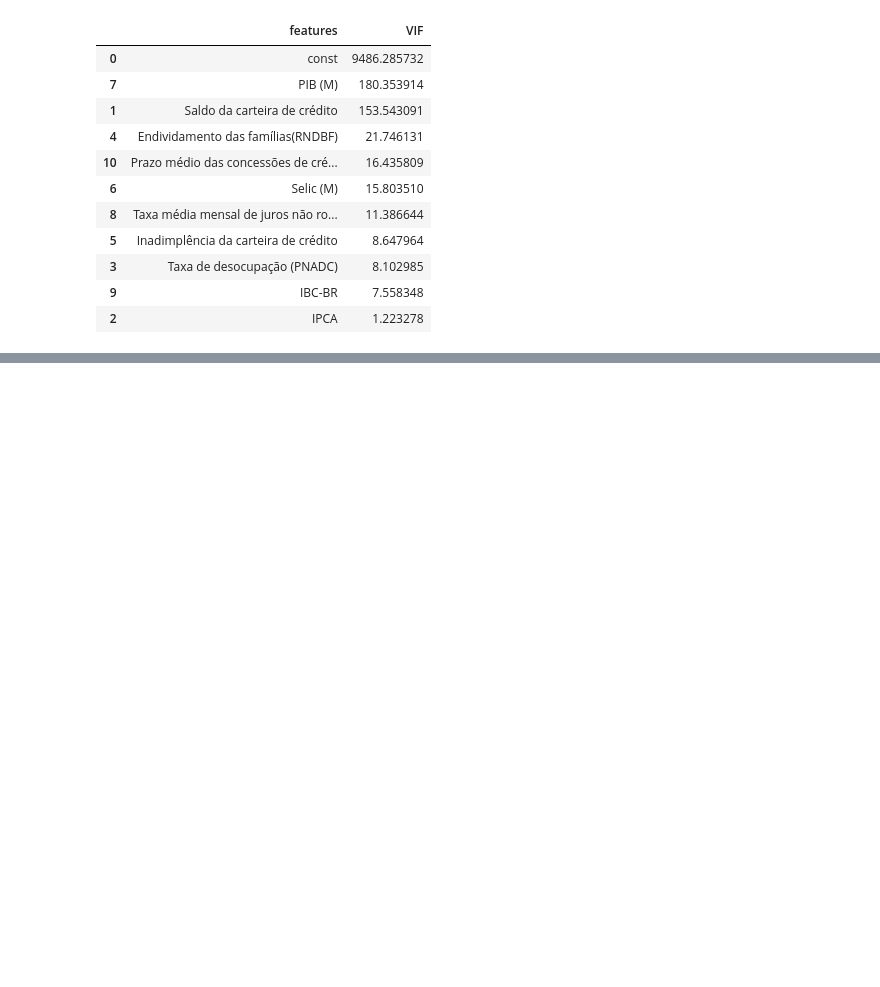
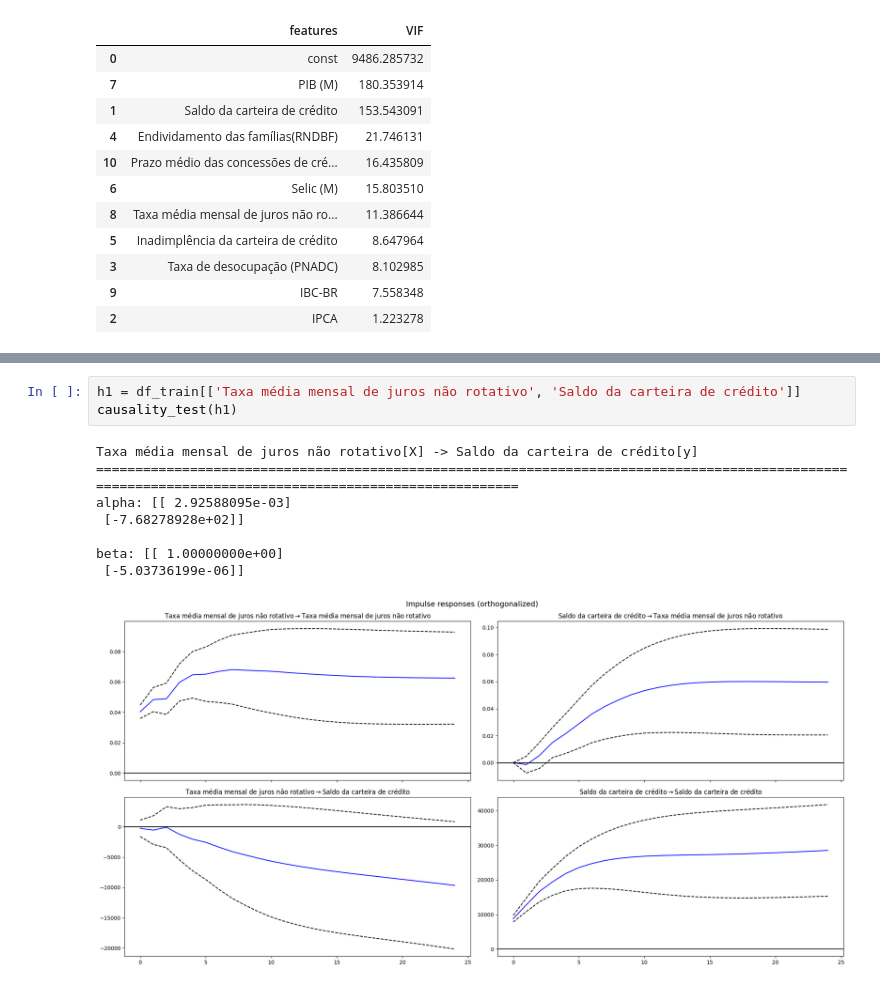
Before and after one commit to WesleySouza13/credit-portfolio-evolution, a Jupyter notebook: notebooks/time_series.ipynb, the cells around one changed output, grey strips where cells are left out. Drawn from its saved outputs; the diff is of its cells as text; blank space fills up the shorter version.

```diff
--- a/notebooks/time_series.ipynb
+++ b/notebooks/time_series.ipynb
@@ -478,0 +579,12 @@ criar classe que plota métricas e explicabilidade para modelos baseados em arvo
+# %%
+h1 = df_train[['Taxa média mensal de juros não rotativo', 'Saldo da carteira de crédito']]
+causality_test(h1)
+# %% [output]
+Taxa média mensal de juros não rotativo[X] -> Saldo da carteira de crédito[y]
+======================================================================================================================================================
+alpha: [[ 2.92588095e-03]
+ [-7.68278928e+02]]
+
+beta: [[ 1.00000000e+00]
+ [-5.03736199e-06]]
+[figure, added]
```
Also changed, not shown: parts of 15 cells of this notebook, 1 other file.
